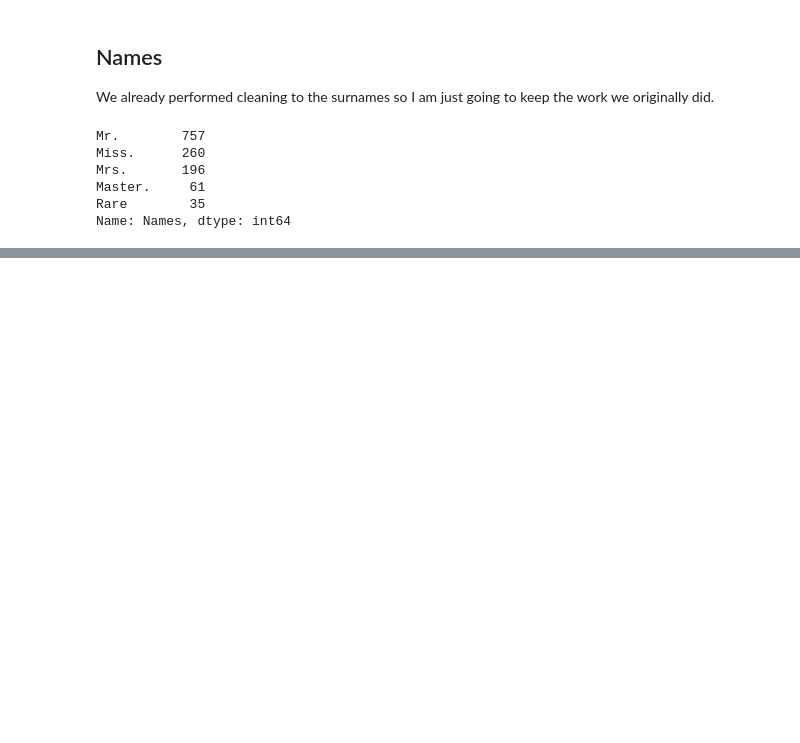
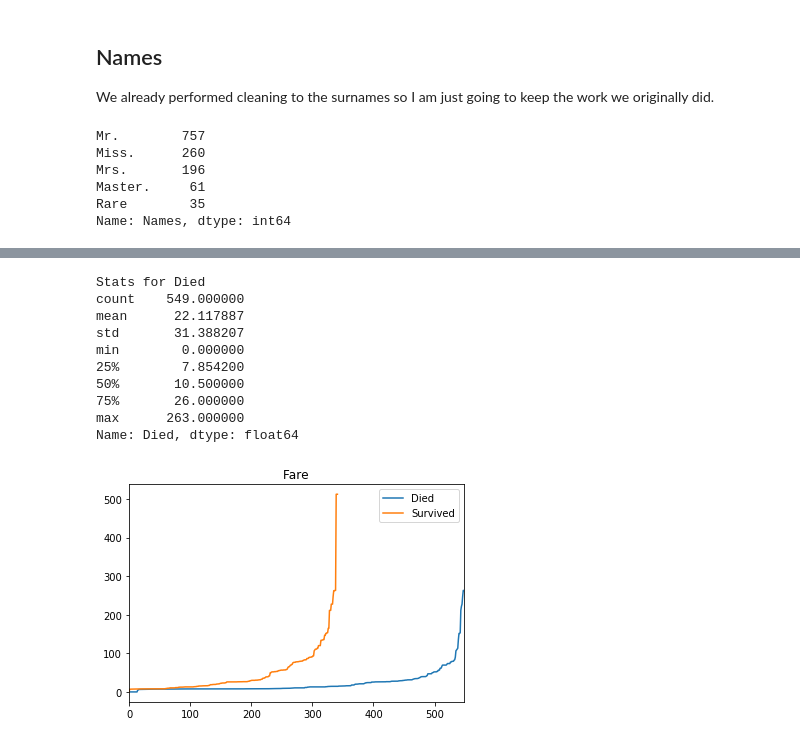
Before and after one commit to grantcooksey/kaggle-titanic, a Jupyter notebook: notebooks/Feature Engineering.ipynb, the cells around one changed output, grey strips where cells are left out. Saved outputs shown, nothing was run; the diff lists cells and outputs as text; code cells hidden in the pictures; blank space fills up the shorter version.

Commit message:
Adde fare and age

```diff
--- a/notebooks/Feature Engineering.ipynb
+++ b/notebooks/Feature Engineering.ipynb
@@ -212,0 +219,20 @@ Name: Names, dtype: int64
+# %%
+df_fare = pd.DataFrame()
+
+df_fare['Died'] = df.loc[df[target] == 0, 'Fare'].sort_values().reset_index(drop=True)
+df_fare['Survived'] = df.loc[df[target] == 1, 'Fare'].sort_values().reset_index(drop=True)
+df_fare.plot.line(title='Fare')
+print('Stats for Died')
+print(df_fare['Died'].describe())
+# %% [output]
+Stats for Died
+count    549.000000
+mean      22.117887
+std       31.388207
+min        0.000000
+25%        7.854200
+50%       10.500000
+75%       26.000000
+max      263.000000
+Name: Died, dtype: float64
+[figure, added]
```
Also changed, not shown: parts of 11 cells of this notebook.
